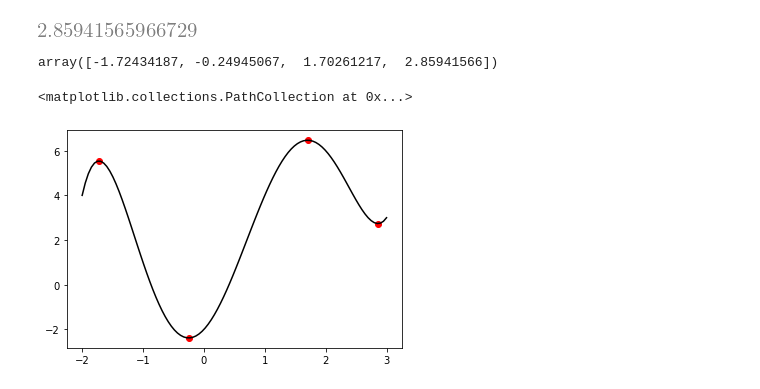
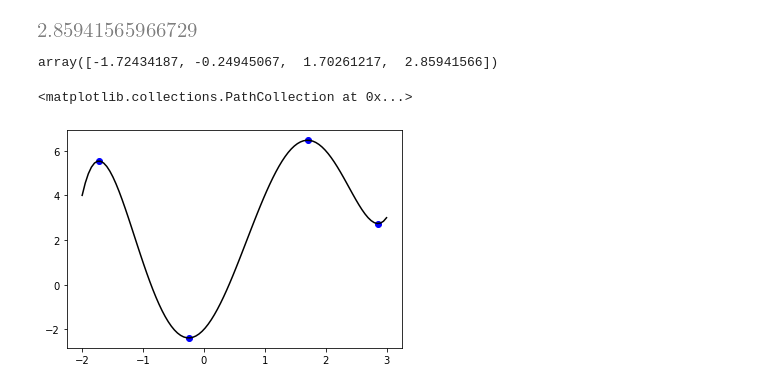
Before and after one commit to oli300ver/MetodosComputacionales202320, a Jupyter notebook: Week4/InterpolacionLagrange.ipynb, the cells around one changed output. Saved outputs shown, nothing was run; the diff lists cells and outputs as text; code cells hidden in the pictures.

```diff
--- a/Week4/InterpolacionLagrange.ipynb
+++ b/Week4/InterpolacionLagrange.ipynb
@@ -144,13 +124,0 @@ def GetAllRoots(x, tolerancia=11):
-# %%
-xt = np.linspace(-2.,3,20)
-Roots = GetAllRoots(xt)
-Roots
-# %% [output]
-array([-1.72434187, -0.24945067,  1.70261217,  2.85941566])
-# %%
-# Pintamos los puntos de inflexion
-plt.plot(x,y,color='k',label='OK')
-plt.scatter(Roots,_f(Roots),color='r')
-# %% [output]
-<matplotlib.collections.PathCollection at 0x...>
-[figure, removed]
@@ -156,0 +144,13 @@ plt.scatter(Roots,_f(Roots),color='r')
+# %%
+xt = np.linspace(-2.,3,20)
+Roots = GetAllRoots(xt)
+Roots
+# %% [output]
+array([-1.72434187, -0.24945067,  1.70261217,  2.85941566])
+# %%
+# Pintamos maximos y mínimos locales
+plt.plot(x,y,color='k',label='OK')
+plt.scatter(Roots,_f(Roots),color='b')
+# %% [output]
+<matplotlib.collections.PathCollection at 0x...>
+[figure, added]
```
Also changed, not shown: parts of 4 cells of this notebook.
